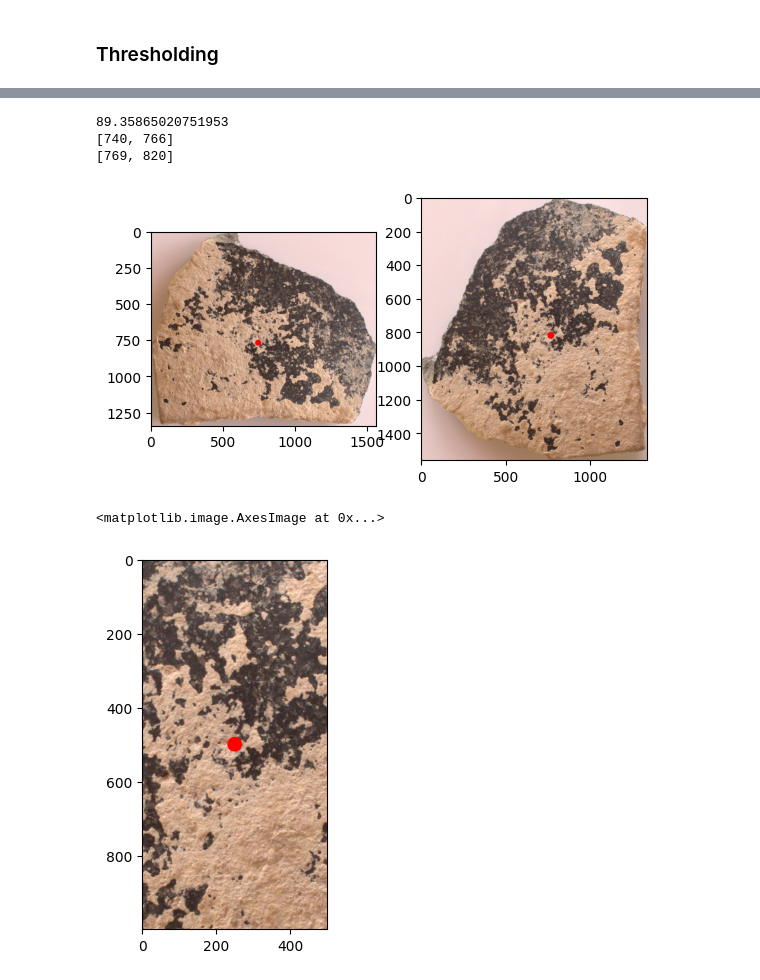
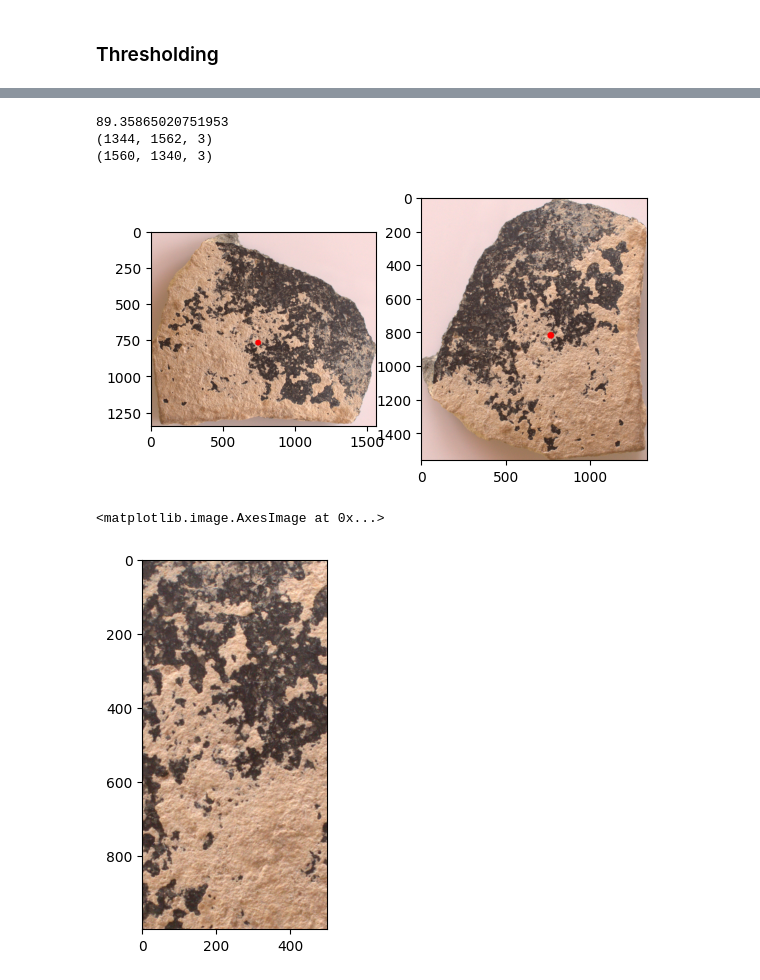
Before and after one commit to FYP-2024-CV-in-Archeology/CV-in-Archeology, a Jupyter notebook: notebooks/Cropping.ipynb, the cells around one changed output, grey strips where cells are left out. Saved outputs shown, nothing was run; the diff lists cells and outputs as text; code cells hidden in the pictures.

```diff
--- a/notebooks/Cropping.ipynb
+++ b/notebooks/Cropping.ipynb
@@ -119,14 +125,14 @@ def getCardsBlackPos(img, is24Checker = True):
 
     # Fill the black color to get the card
     if is24Checker is True:
-        for cnt in cnts:
-            cv.drawContours(mask, [cnt], 0, 255, -1)
-
+        cv.drawContours(mask, cnts, -1, 255, -1)
+    plt.imshow(mask, 'gray')
     # Get rectangle only
     cnts = list(filter(lambda x: len(cv.approxPolyDP(
             x, 0.05*cv.arcLength(x, True), True)) == 4, cnts))
 
     cnts = sorted(cnts, reverse=True, key=cv.contourArea)
+
 
     if len(cnts) < 2:
         raise Exception("No black squares detected.")
@@ -155,8 +161,19 @@ def isSherd(cnt, patchPos):
             return False
     return True
 
+
+def drawPatchPos(img, patchPos):
+    for color in patchPos:
+        # rect_color = (0, 0, 255) if color == 'black' else (0, 255, 0)
+        x, y, w, h = patchPos[color]
+        cv.rectangle(img, (x,y), (x+w, y+h), (0, 255, 0), 50)
+    plt.imshow(img)
+
 def getSherdCnt(img, cnts, is24Checker):
     patchPos = getCardsBlackPos(img.copy(), is24Checker)
+    # draw patchPos
+    print(patchPos)
+    drawPatchPos(img.copy(), patchPos)
     cnts = list(filter(lambda cnt: isSherd(cnt, patchPos), cnts))
     # print("Number of Contours found = " + str(len(cnts)))
     # print(cnts)
@@ -188,10 +209,10 @@ def getSherdCntByCircularity(cnts):
 
     return candidates
 # %%
-if detect24Checker(img.copy(), cv.mcc.CCheckerDetector_create()):
-    thresholded = images_processed[3]
-else:
-    thresholded = images_processed[2]
+# if detect24Checker(img.copy(), cv.mcc.CCheckerDetector_create()):
+thresholded = images_processed[3]
+# else:
+#     thresholded = images_processed[2]
 # %%
 cnts, _ = cv.findContours(
     thresholded, cv.RETR_EXTERNAL, cv.CHAIN_APPROX_SIMPLE)
@@ -256,13 +281,17 @@ def crop_minAreaRect(img, rect, moment):
     rows,cols = img.shape[0], img.shape[1]
     M = cv.getRotationMatrix2D((rect[0][0],rect[0][1]),angle,1)
     img_rot = cv.warpAffine(img,M,(cols,rows))
-
     # rotate bounding box
     box = cv.boxPoints(rect)
     moment = [moment]
     pts = np.int0(cv.transform(np.array([box]), M))[0]
     moment_transformed = np.int0(cv.transform(np.array([moment]), M))[0]
     pts[pts < 0] = 0
+    # # draw the bounding box
+    # cv.drawContours(img_rot,[pts],0,(255,0,0), 5)
+    # # draw the moment
+    # cv.circle(img_rot, moment_transformed[0], 30, (255,0,0), -1)
+    # plt.imshow(img_rot)
     # crop
     img_crop = img_rot[pts[1][1]:pts[0][1],
                        pts[1][0]:pts[2][0]]
@@ -273,31 +302,32 @@ def crop_minAreaRect(img, rect, moment):
 crop_after_rotation, moment_transformed = crop_minAreaRect(img, rect, moment)
 crop_before_rotation = img[y:y+h, x:x+w]
 moment_original = [moment[0] - x, moment[1] - y]
-print(moment_original)
-print(moment_transformed)
+print(crop_before_rotation.shape)
+print(crop_after_rotation.shape)
 plt.figure()
 plt.subplot(1,2,1)
 cv.circle(crop_before_rotation, moment_original, 20, (255,0,0), -1)
 plt.imshow(crop_before_rotation)
 plt.subplot(1,2,2)
+cropped = crop_after_rotation.copy()
 cv.circle(crop_after_rotation, moment_transformed, 20, (255,0,0), -1)
 plt.imshow(crop_after_rotation)
 plt.show()
 # %% [output]
 89.35865020751953
-[740, 766]
-[769, 820]
+(1344, 1562, 3)
+(1560, 1340, 3)
 [figure]
 # %%
 def crop_from_moment(img, moment, w, h):
     x, y = moment
     if img.shape[0] < img.shape[1]:
         cropped = img[(y - h//2) : (y + h//2), (x - w//2) : (x + w//2)]
     else:
         cropped = img[(y - w//2) : (y + w//2), (x - h//2) : (x + h//2)]
     return cropped
 
-plt.imshow(crop_from_moment(crop_after_rotation, moment_transformed, 1000, 500))
+plt.imshow(crop_from_moment(cropped, moment_transformed, 1000, 500))
 # %% [output]
 <matplotlib.image.AxesImage at 0x...>
-[figure, old version]
+[figure, new version]
```
Also changed, not shown: parts of 10 cells of this notebook, 3 other files.
